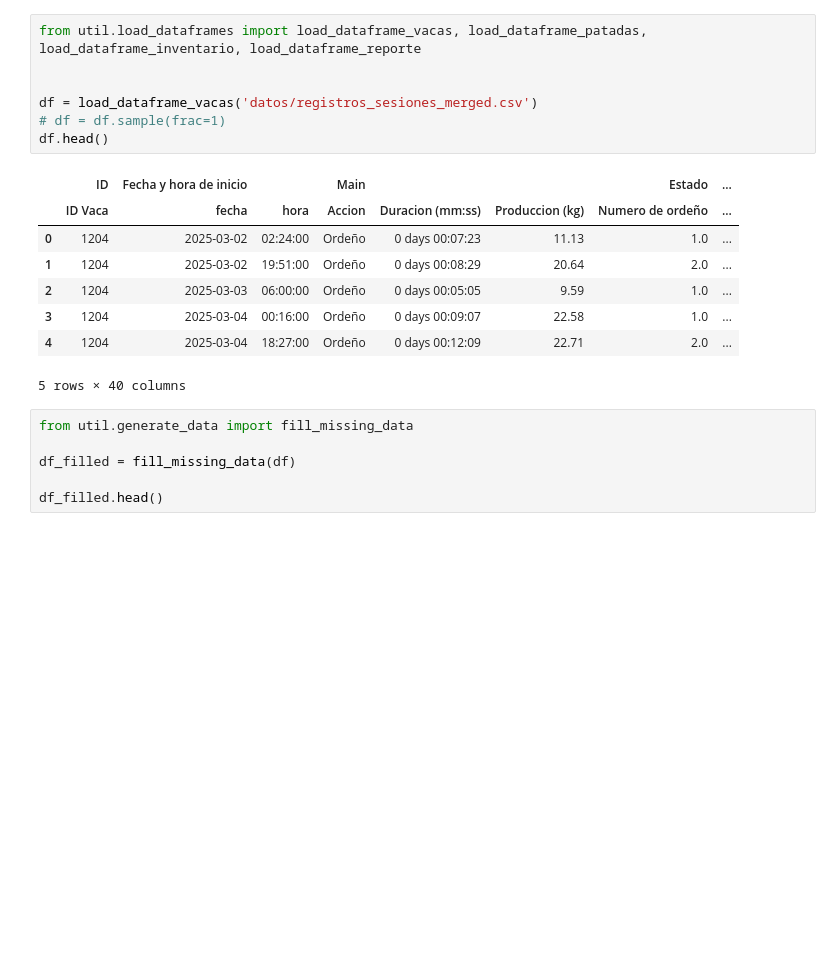
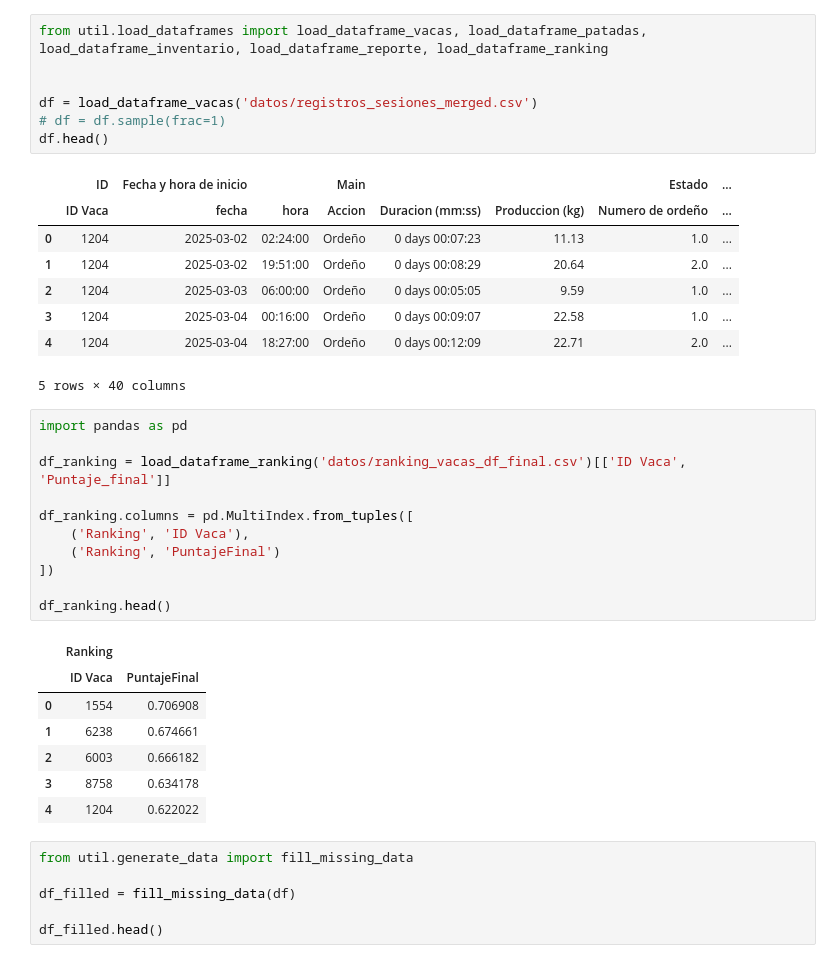
Before and after one commit to DiegoAlfaro1/Reto-ConcentracionIA-Vacas, a Jupyter notebook: integraciónDeLibrerías.ipynb, the cells around one changed output. Saved outputs shown, nothing was run; the diff lists cells and outputs as text; blank space fills up the shorter version.

```diff
--- a/integraciónDeLibrerías.ipynb
+++ b/integraciónDeLibrerías.ipynb
@@ -1,5 +1,5 @@
 # %%
-from util.load_dataframes import load_dataframe_vacas, load_dataframe_patadas, load_dataframe_inventario, load_dataframe_reporte
+from util.load_dataframes import load_dataframe_vacas, load_dataframe_patadas, load_dataframe_inventario, load_dataframe_reporte, load_dataframe_ranking
 
 
 df = load_dataframe_vacas('datos/registros_sesiones_merged.csv')
@@ -14,6 +14,25 @@ df.head()
 | 3 | 1204 | 2025-03-04 | 00:16:00 | Ordeño | 0 days 00:09:07 | 22.58 | 1.0 | ... |
 | 4 | 1204 | 2025-03-04 | 18:27:00 | Ordeño | 0 days 00:12:09 | 22.71 | 2.0 | ... |
 5 rows × 40 columns
+# %%
+import pandas as pd
+
+df_ranking = load_dataframe_ranking('datos/ranking_vacas_df_final.csv')[['ID Vaca', 'Puntaje_final']]
+
+df_ranking.columns = pd.MultiIndex.from_tuples([
+    ('Ranking', 'ID Vaca'),
+    ('Ranking', 'PuntajeFinal')
+])
+
+df_ranking.head()
+# %% [output]
+|  | Ranking |  |
+|  | ID Vaca | PuntajeFinal |
+| 0 | 1554 | 0.706908 |
+| 1 | 6238 | 0.674661 |
+| 2 | 6003 | 0.666182 |
+| 3 | 8758 | 0.634178 |
+| 4 | 1204 | 0.622022 |
 # %%
 from util.generate_data import fill_missing_data
 
```
Also changed, not shown: parts of 5 cells of this notebook, 2 other files.
